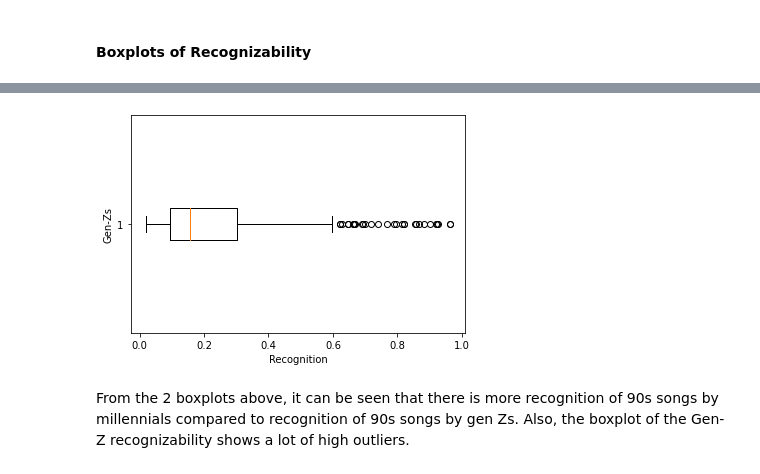
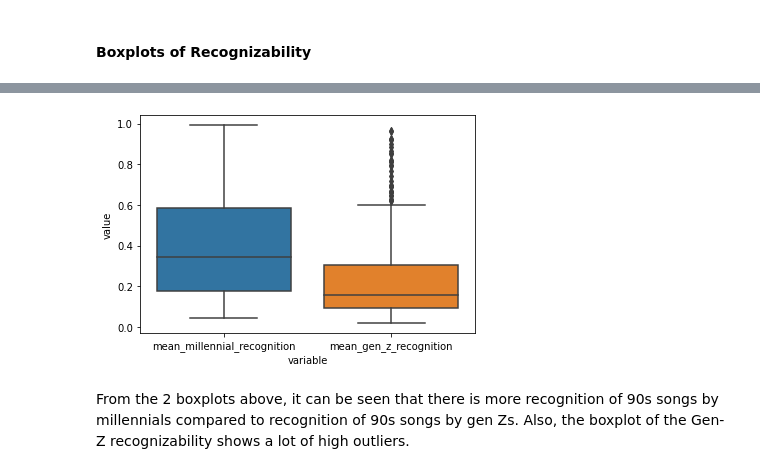
Before and after one commit to data301-2021-winter1/project-group41-project, a Jupyter notebook: notebooks/analysis1.ipynb, the cells around one changed output, grey strips where cells are left out. Saved outputs shown, nothing was run; the diff lists cells and outputs as text; code cells hidden in the pictures.

```diff
--- a/notebooks/analysis1.ipynb
+++ b/notebooks/analysis1.ipynb
@@ -118,10 +111,10 @@ plt.show()
-# %%
-plt.boxplot('mean_gen_z_recognition',data=df,vert=False)
-plt.xlabel("Recognition")
-plt.ylabel("Gen-Zs")
-plt.show()
-# %% [output]
-[figure, removed]
+# %%
+bdf = df[['mean_millennial_recognition','mean_gen_z_recognition']]
+bdf = pd.melt(bdf)
+sns.boxplot(x='variable',y='value',data=bdf)
+plt.show()
+# %% [output]
+[figure, added]
 # %% [markdown]
 From the 2 boxplots above, it can be seen that there is more recognition of 90s songs by millennials compared to recognition of 90s songs by gen Zs. Also, the boxplot of the Gen-Z recognizability shows a lot of high outliers.
 # %% [markdown]
```
Also changed, not shown: parts of 40 cells of this notebook, 1 other file.
